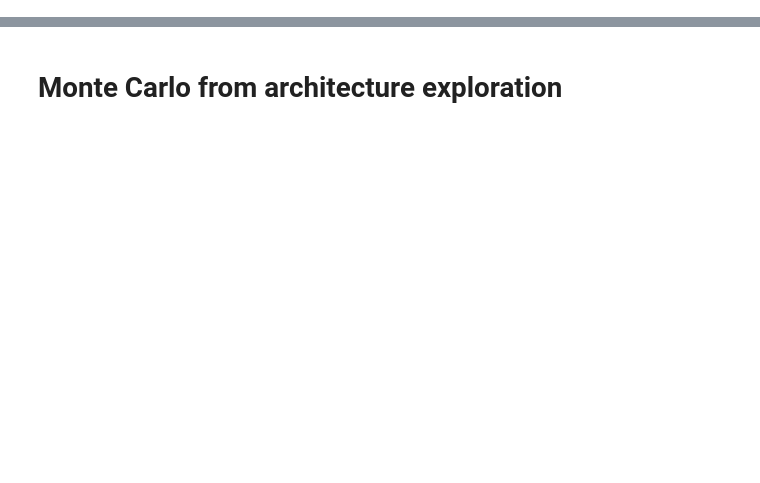
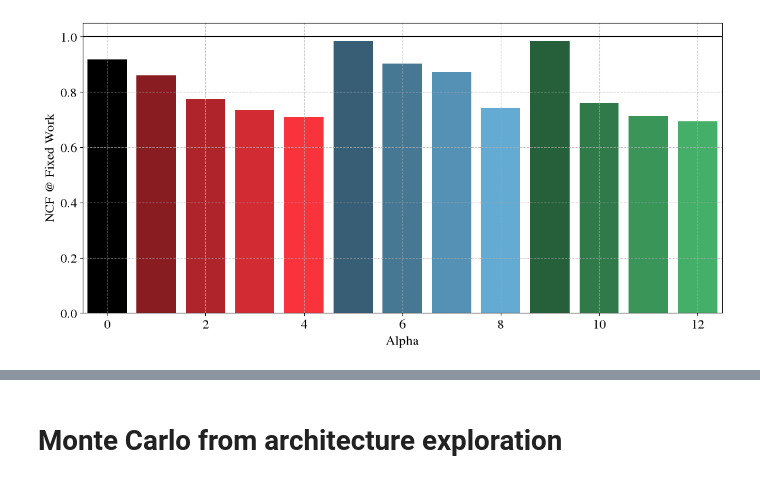
Before and after one commit to PolMaistriaux/IoT_Node_Modeling, a Jupyter notebook: Test_new_applications/Notebook_ASI_Framework.ipynb, the cells around one changed output, grey strips where cells are left out. Cells and saved outputs as stored; diff of their text form; code cells hidden in the pictures; blank space fills up the shorter version.

```diff
--- a/Test_new_applications/Notebook_ASI_Framework.ipynb
+++ b/Test_new_applications/Notebook_ASI_Framework.ipynb
@@ -710,0 +669,34 @@ plt.show()
+# %%
+# Plot the operation footprint vs FFT throughput
+fig, ax = plt.subplots(len(baseline_area),1,figsize=(12, 6*len(baseline_area)), sharey='row', squeeze=False)
+
+
+for a in range(len(baseline_area)):
+    ax[a,0].set_xlabel('ALpha')
+    ax[a,0].grid(True, which='both', linestyle='--', alpha=0.7)
+    # Add our accelerator
+    count = 0
+    level_count = 0
+    for d, j in enumerate(analysis_Mem_type):
+        p = ax[a,0].bar(count, np.mean(theor_ncf_res[:,a,0,0,d,2]) ,   color = 'black' )
+        count+=1
+        for k in range(3):
+
+            for i in range(1,arch_Dim):
+                p = ax[a,0].bar(count,  np.mean(theor_ncf_res[:,a,k,i,d,2]) ,   color = color_array[k,i])
+                count+=1
+
+
+
+    ax[a,0].hlines(y=1,xmin = -2,xmax= count+2, color= "black")
+    ax[a,0].set_xlim([0-0.5,count-0.5])
+    ax[a,0].set_ylim([0,None])
+    ax[a,0].set_xlabel("Alpha")
+    ax[a,0].set_ylabel("NCF @ Fixed Work")
+
+
+# Add legend
+fig.tight_layout()
+plt.show()
+# %% [output]
+[figure, added]
```
Also changed, not shown: parts of 21 cells of this notebook, 3 other files.
